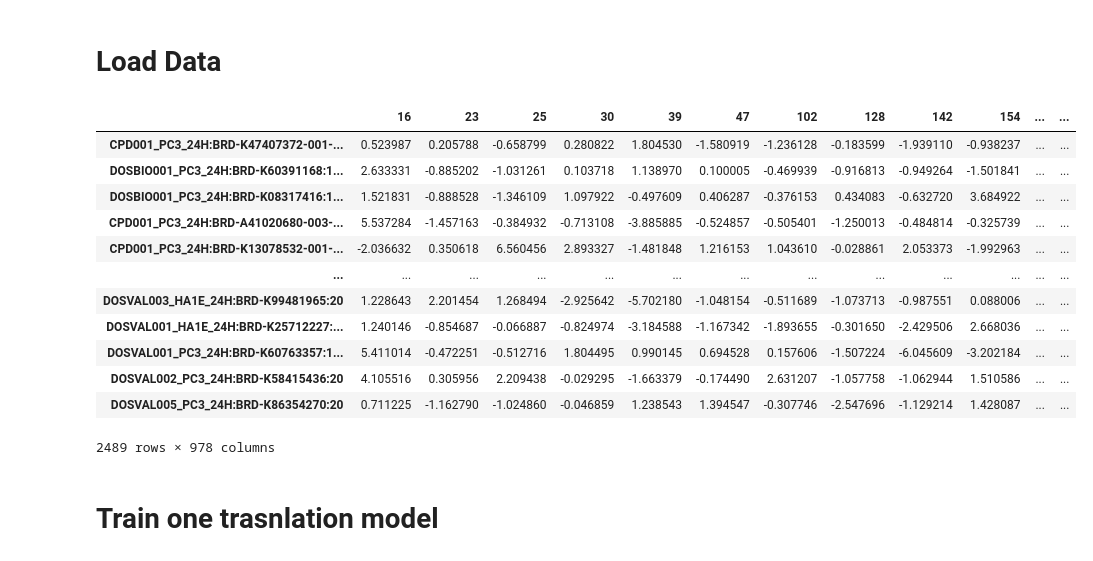
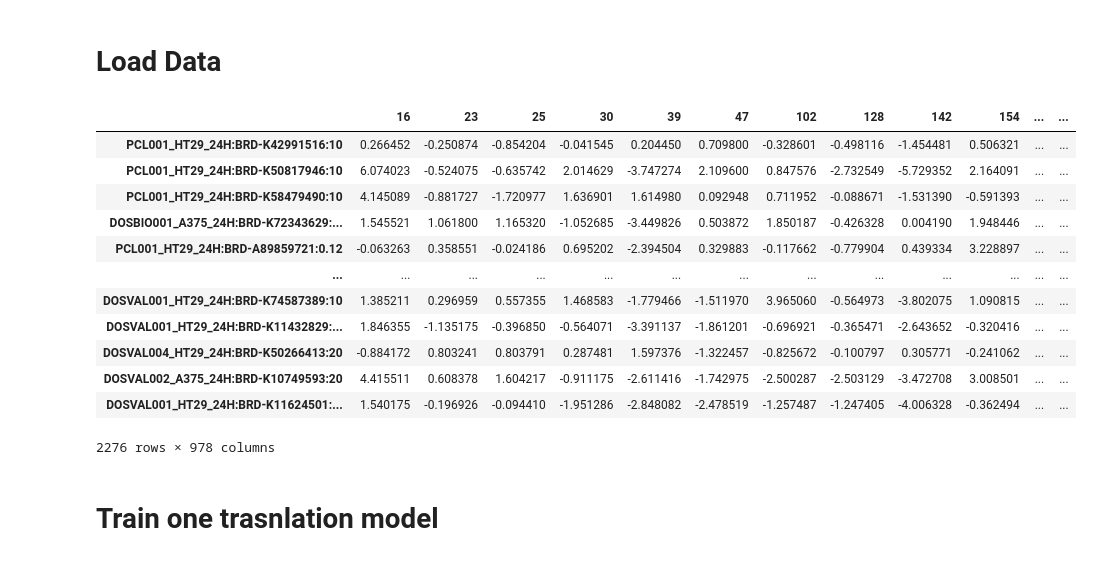
Before and after one commit to Lauffenburger-Lab/OmicTranslationBenchmark, a Jupyter notebook: learning/LatentDimAnalysis_HA1E_PC3.ipynb, the cells around one changed output. Saved outputs shown, nothing was run; the diff lists cells and outputs as text; code cells hidden in the pictures.

```diff
--- a/learning/LatentDimAnalysis_HA1E_PC3.ipynb
+++ b/learning/LatentDimAnalysis_HA1E_PC3.ipynb
@@ -50,24 +50,24 @@ def getSamples(N, batchSize):
 # %%
 # Gex data
 #cmap = pd.read_csv('../preprocessing/preprocessed_data/cmap_HA1E_PC3.csv',index_col=0)
-cmap = pd.read_csv('../preprocessing/preprocessed_data/cmap_landmarks_HA1E_PC3.csv',index_col=0)
+cmap = pd.read_csv('../preprocessing/preprocessed_data/cmap_landmarks_HT29_A375.csv',index_col=0)
 gene_size = len(cmap.columns)
 X = cmap.values
 display(cmap)
 # %% [output]
 |  | 16 | 23 | 25 | 30 | 39 | 47 | 102 | 128 | 142 | 154 | ... | ... |
-| CPD001_PC3_24H:BRD-K47407372-001-... | 0.523987 | 0.205788 | -0.658799 | 0.280822 | 1.804530 | -1.580919 | -1.236128 | -0.183599 | -1.939110 | -0.938237 | ... | ... |
-| DOSBIO001_PC3_24H:BRD-K60391168:1... | 2.633331 | -0.885202 | -1.031261 | 0.103718 | 1.138970 | 0.100005 | -0.469939 | -0.916813 | -0.949264 | -1.501841 | ... | ... |
-| DOSBIO001_PC3_24H:BRD-K08317416:1... | 1.521831 | -0.888528 | -1.346109 | 1.097922 | -0.497609 | 0.406287 | -0.376153 | 0.434083 | -0.632720 | 3.684922 | ... | ... |
-| CPD001_PC3_24H:BRD-A41020680-003-... | 5.537284 | -1.457163 | -0.384932 | -0.713108 | -3.885885 | -0.524857 | -0.505401 | -1.250013 | -0.484814 | -0.325739 | ... | ... |
-| CPD001_PC3_24H:BRD-K13078532-001-... | -2.036632 | 0.350618 | 6.560456 | 2.893327 | -1.481848 | 1.216153 | 1.043610 | -0.028861 | 2.053373 | -1.992963 | ... | ... |
+| PCL001_HT29_24H:BRD-K42991516:10 | 0.266452 | -0.250874 | -0.854204 | -0.041545 | 0.204450 | 0.709800 | -0.328601 | -0.498116 | -1.454481 | 0.506321 | ... | ... |
+| PCL001_HT29_24H:BRD-K50817946:10 | 6.074023 | -0.524075 | -0.635742 | 2.014629 | -3.747274 | 2.109600 | 0.847576 | -2.732549 | -5.729352 | 2.164091 | ... | ... |
+| PCL001_HT29_24H:BRD-K58479490:10 | 4.145089 | -0.881727 | -1.720977 | 1.636901 | 1.614980 | 0.092948 | 0.711952 | -0.088671 | -1.531390 | -0.591393 | ... | ... |
+| DOSBIO001_A375_24H:BRD-K72343629:... | 1.545521 | 1.061800 | 1.165320 | -1.052685 | -3.449826 | 0.503872 | 1.850187 | -0.426328 | 0.004190 | 1.948446 | ... | ... |
+| PCL001_HT29_24H:BRD-A89859721:0.12 | -0.063263 | 0.358551 | -0.024186 | 0.695202 | -2.394504 | 0.329883 | -0.117662 | -0.779904 | 0.439334 | 3.228897 | ... | ... |
 | ... | ... | ... | ... | ... | ... | ... | ... | ... | ... | ... | ... | ... |
-| DOSVAL003_HA1E_24H:BRD-K99481965:20 | 1.228643 | 2.201454 | 1.268494 | -2.925642 | -5.702180 | -1.048154 | -0.511689 | -1.073713 | -0.987551 | 0.088006 | ... | ... |
-| DOSVAL001_HA1E_24H:BRD-K25712227:... | 1.240146 | -0.854687 | -0.066887 | -0.824974 | -3.184588 | -1.167342 | -1.893655 | -0.301650 | -2.429506 | 2.668036 | ... | ... |
-| DOSVAL001_PC3_24H:BRD-K60763357:1... | 5.411014 | -0.472251 | -0.512716 | 1.804495 | 0.990145 | 0.694528 | 0.157606 | -1.507224 | -6.045609 | -3.202184 | ... | ... |
-| DOSVAL002_PC3_24H:BRD-K58415436:20 | 4.105516 | 0.305956 | 2.209438 | -0.029295 | -1.663379 | -0.174490 | 2.631207 | -1.057758 | -1.062944 | 1.510586 | ... | ... |
-| DOSVAL005_PC3_24H:BRD-K86354270:20 | 0.711225 | -1.162790 | -1.024860 | -0.046859 | 1.238543 | 1.394547 | -0.307746 | -2.547696 | -1.129214 | 1.428087 | ... | ... |
+| DOSVAL001_HT29_24H:BRD-K74587389:10 | 1.385211 | 0.296959 | 0.557355 | 1.468583 | -1.779466 | -1.511970 | 3.965060 | -0.564973 | -3.802075 | 1.090815 | ... | ... |
+| DOSVAL001_HT29_24H:BRD-K11432829:... | 1.846355 | -1.135175 | -0.396850 | -0.564071 | -3.391137 | -1.861201 | -0.696921 | -0.365471 | -2.643652 | -0.320416 | ... | ... |
+| DOSVAL004_HT29_24H:BRD-K50266413:20 | -0.884172 | 0.803241 | 0.803791 | 0.287481 | 1.597376 | -1.322457 | -0.825672 | -0.100797 | 0.305771 | -0.241062 | ... | ... |
+| DOSVAL002_A375_24H:BRD-K10749593:20 | 4.415511 | 0.608378 | 1.604217 | -0.911175 | -2.611416 | -1.742975 | -2.500287 | -2.503129 | -3.472708 | 3.008501 | ... | ... |
+| DOSVAL001_HT29_24H:BRD-K11624501:... | 1.540175 | -0.196926 | -0.094410 | -1.951286 | -2.848082 | -2.478519 | -1.257487 | -1.247405 | -4.006328 | -0.362494 | ... | ... |
-2489 rows × 978 columns
+2276 rows × 978 columns
 # %% [markdown]
 # Train one trasnlation model
 # %%
```
Also changed, not shown: parts of 2 cells of this notebook, 2 other files.
